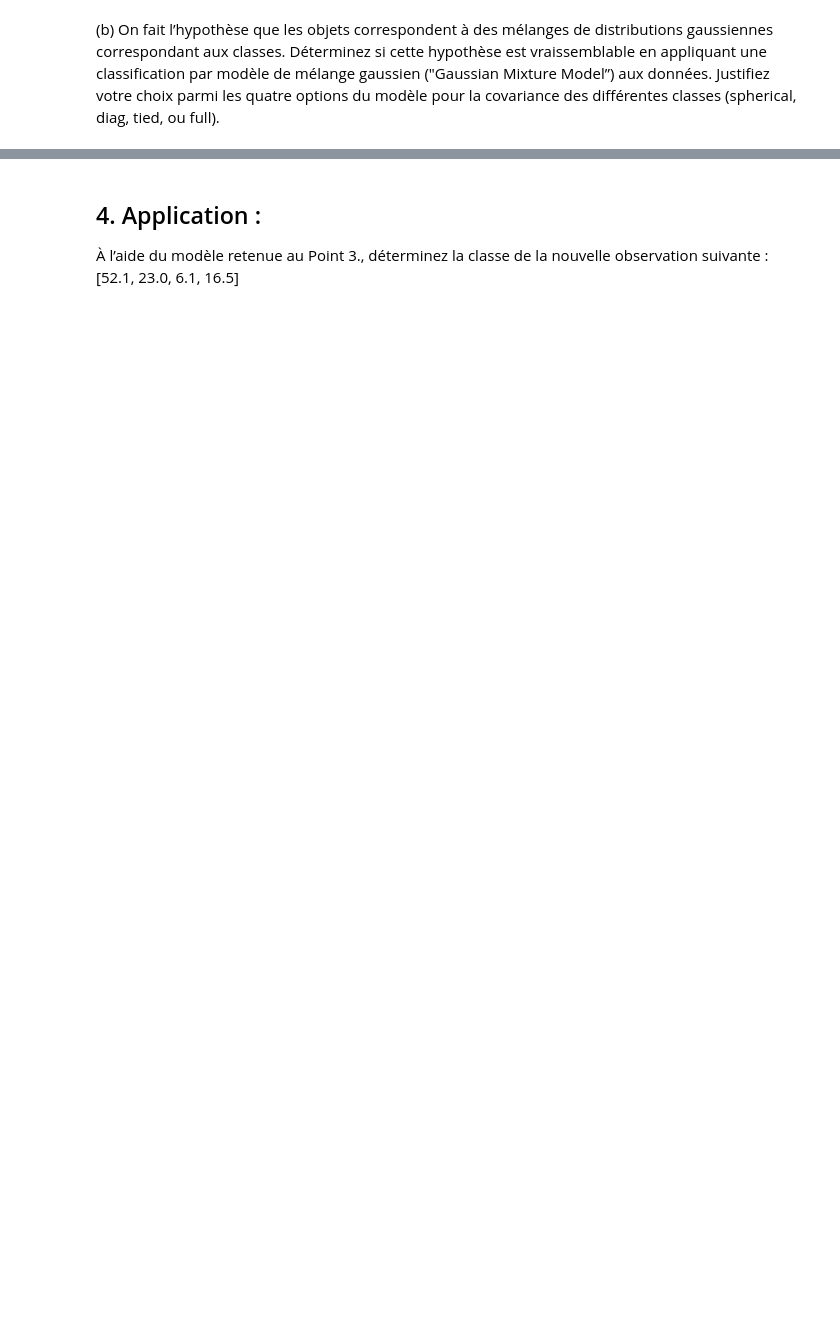
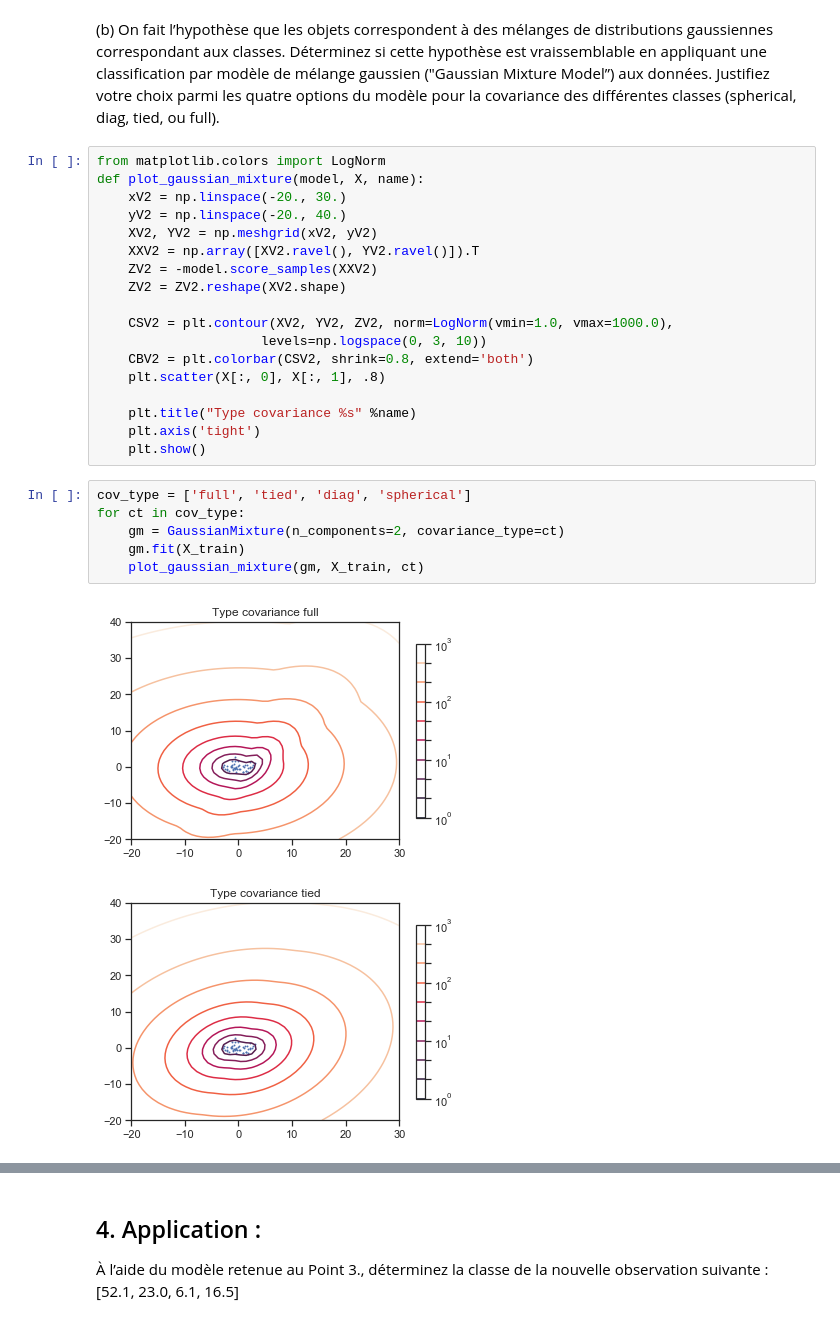
Before and after one commit to ggs22/IFT870-TP1, a Jupyter notebook: tp1.ipynb, the cells around one changed output, grey strips where cells are left out. Drawn from its saved outputs; the diff is of its cells as text; blank space fills up the shorter version.

```diff
--- a/tp1.ipynb
+++ b/tp1.ipynb
@@ -278,3 +324,30 @@ ou la méthode du plus proche centroïde, et déterminez la plus adéquate.
 (b) On fait l’hypothèse que les objets correspondent à des mélanges de distributions gaussiennes correspondant aux classes. Déterminez si cette hypothèse est vraissemblable en
 appliquant une classification par modèle de mélange gaussien ("Gaussian Mixture Model”) aux données. Justifiez votre choix parmi les quatre options du modèle pour la
 covariance des différentes classes (spherical, diag, tied, ou full).
+# %%
+from matplotlib.colors import LogNorm
+def plot_gaussian_mixture(model, X, name):
+    xV2 = np.linspace(-20., 30.)
+    yV2 = np.linspace(-20., 40.)
+    XV2, YV2 = np.meshgrid(xV2, yV2)
+    XXV2 = np.array([XV2.ravel(), YV2.ravel()]).T
+    ZV2 = -model.score_samples(XXV2)
+    ZV2 = ZV2.reshape(XV2.shape)
+
+    CSV2 = plt.contour(XV2, YV2, ZV2, norm=LogNorm(vmin=1.0, vmax=1000.0),
+                     levels=np.logspace(0, 3, 10))
+    CBV2 = plt.colorbar(CSV2, shrink=0.8, extend='both')
+    plt.scatter(X[:, 0], X[:, 1], .8)
+
+    plt.title("Type covariance %s" %name)
+    plt.axis('tight')
+    plt.show()
+# %%
+cov_type = ['full', 'tied', 'diag', 'spherical']
+for ct in cov_type:
+    gm = GaussianMixture(n_components=2, covariance_type=ct)
+    gm.fit(X_train)
+    plot_gaussian_mixture(gm, X_train, ct)
+# %% [output]
+[figure, added]
+[figure, added]
```
Also changed, not shown: parts of 10 cells of this notebook.
